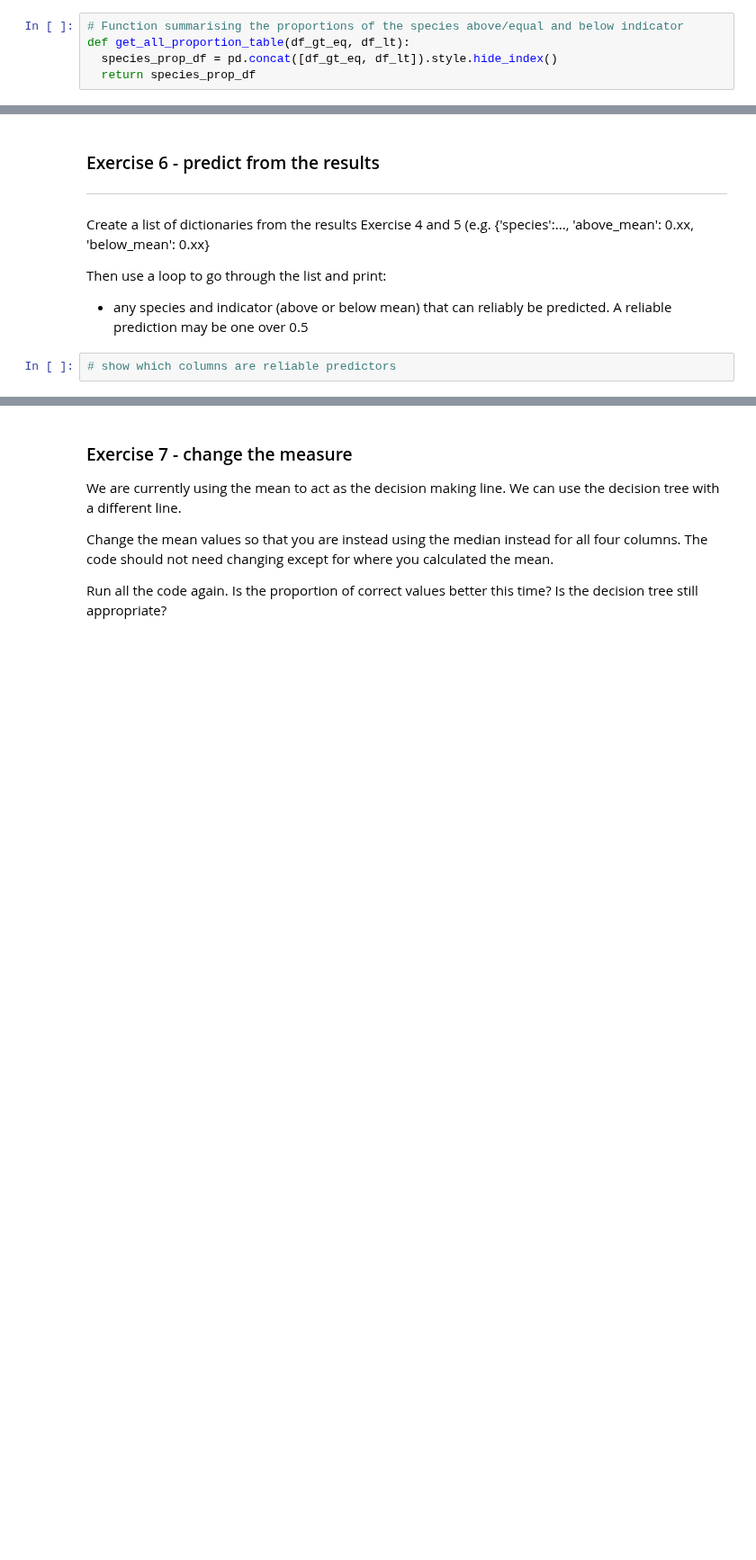
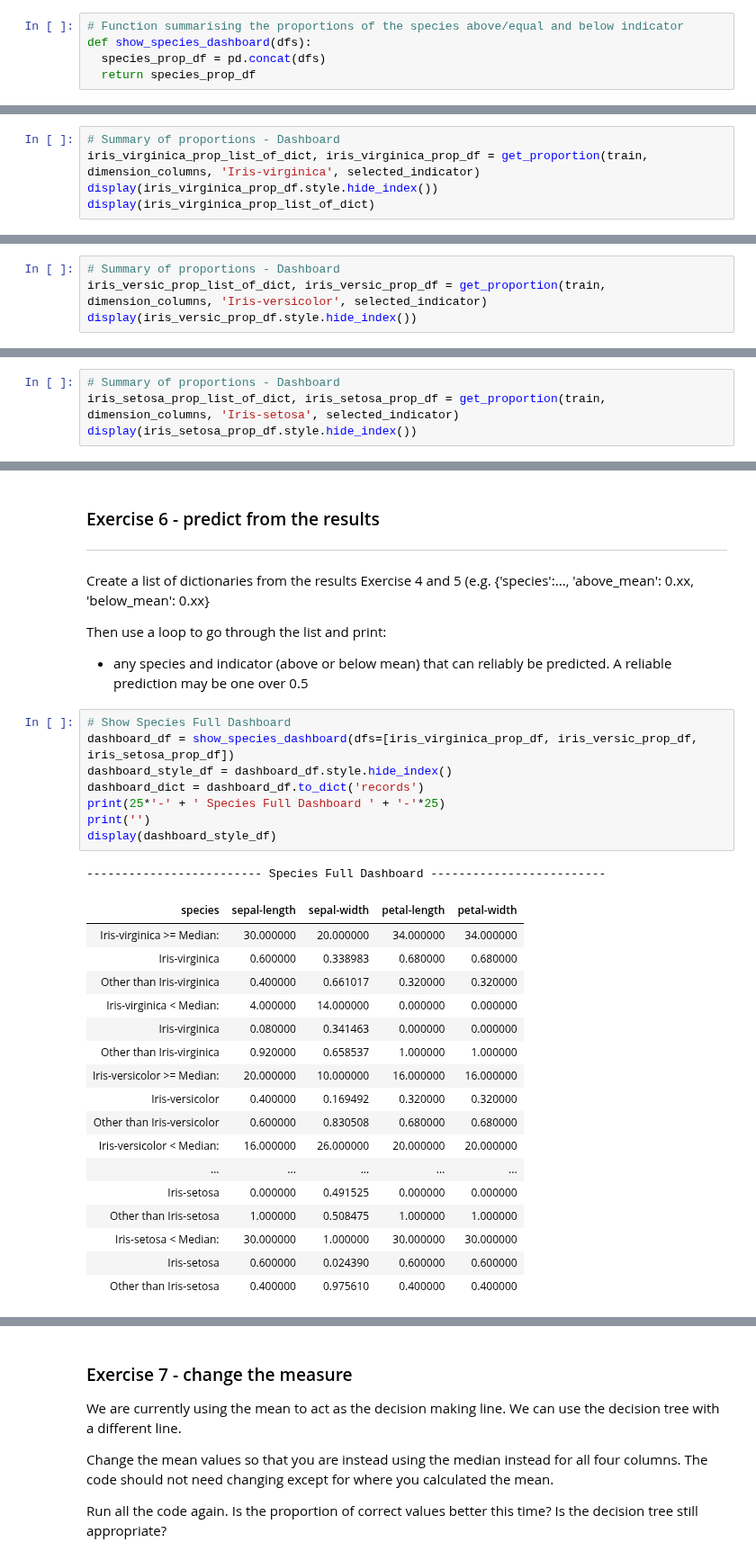
Before and after one commit to Imran-Github22/Imran-Farooqui, a Jupyter notebook: Projects/15_2_Decision_Tree_coded_model.ipynb, the cells around one changed output, grey strips where cells are left out. Shown at 90% size. Cells and saved outputs as stored; diff of their text form; blank space fills up the shorter version.

```diff
--- a/Projects/15_2_Decision_Tree_coded_model.ipynb
+++ b/Projects/15_2_Decision_Tree_coded_model.ipynb
@@ -397,7 +405,7 @@ def get_proportion(df, columns, species, indicator, above_equal_indicator = True
 # %%
 # Function summarising the proportions of the species above/equal and below indicator
-def get_all_proportion_table(df_gt_eq, df_lt):
-  species_prop_df = pd.concat([df_gt_eq, df_lt]).style.hide_index()
+def show_species_dashboard(dfs):
+  species_prop_df = pd.concat(dfs)
   return species_prop_df
 # %%
 # calculate the proportion of results where the value is on or above mean
@@ -425,0 +459,5 @@ get_all_proportion_table(iris_virginica_gt_eq_df, iris_virginica_lt_df)
+# %%
+# Summary of proportions - Dashboard
+iris_virginica_prop_list_of_dict, iris_virginica_prop_df = get_proportion(train, dimension_columns, 'Iris-virginica', selected_indicator)
+display(iris_virginica_prop_df.style.hide_index())
+display(iris_virginica_prop_list_of_dict)
@@ -451,0 +519,4 @@ get_all_proportion_table(iris_versic_gt_eq_df, iris_versic_lt_df)
+# %%
+# Summary of proportions - Dashboard
+iris_versic_prop_list_of_dict, iris_versic_prop_df = get_proportion(train, dimension_columns, 'Iris-versicolor', selected_indicator)
+display(iris_versic_prop_df.style.hide_index())
@@ -472,0 +553,4 @@ get_all_proportion_table(iris_setosa_gt_eq_df, iris_setosa_lt_df)
+# %%
+# Summary of proportions - Dashboard
+iris_setosa_prop_list_of_dict, iris_setosa_prop_df = get_proportion(train, dimension_columns, 'Iris-setosa', selected_indicator)
+display(iris_setosa_prop_df.style.hide_index())
@@ -478,5 +570,30 @@ Create a list of dictionaries from the results Exercise 4 and 5 (e.g. {'species'
 
 Then use a loop to go through the list and print:
 *  any species and indicator (above or below mean) that can reliably be predicted.  A reliable prediction may be one over 0.5
-# %%
-# show which columns are reliable predictors
+# %%
+# Show Species Full Dashboard
+dashboard_df = show_species_dashboard(dfs=[iris_virginica_prop_df, iris_versic_prop_df, iris_setosa_prop_df])
+dashboard_style_df = dashboard_df.style.hide_index()
+dashboard_dict = dashboard_df.to_dict('records')
+print(25*'-' + ' Species Full Dashboard ' + '-'*25)
+print('')
+display(dashboard_style_df)
+# %% [output]
+------------------------- Species Full Dashboard -------------------------
+| species | sepal-length | sepal-width | petal-length | petal-width |
+| Iris-virginica >= Median: | 30.000000 | 20.000000 | 34.000000 | 34.000000 |
+| Iris-virginica | 0.600000 | 0.338983 | 0.680000 | 0.680000 |
+| Other than Iris-virginica | 0.400000 | 0.661017 | 0.320000 | 0.320000 |
+| Iris-virginica < Median: | 4.000000 | 14.000000 | 0.000000 | 0.000000 |
+| Iris-virginica | 0.080000 | 0.341463 | 0.000000 | 0.000000 |
+| Other than Iris-virginica | 0.920000 | 0.658537 | 1.000000 | 1.000000 |
+| Iris-versicolor >= Median: | 20.000000 | 10.000000 | 16.000000 | 16.000000 |
+| Iris-versicolor | 0.400000 | 0.169492 | 0.320000 | 0.320000 |
+| Other than Iris-versicolor | 0.600000 | 0.830508 | 0.680000 | 0.680000 |
+| Iris-versicolor < Median: | 16.000000 | 26.000000 | 20.000000 | 20.000000 |
+| ... | ... | ... | ... | ... |
+| Iris-setosa | 0.000000 | 0.491525 | 0.000000 | 0.000000 |
+| Other than Iris-setosa | 1.000000 | 0.508475 | 1.000000 | 1.000000 |
+| Iris-setosa < Median: | 30.000000 | 1.000000 | 30.000000 | 30.000000 |
+| Iris-setosa | 0.600000 | 0.024390 | 0.600000 | 0.600000 |
+| Other than Iris-setosa | 0.400000 | 0.975610 | 0.400000 | 0.400000 |
```
Also changed, not shown: parts of 22 cells of this notebook.
